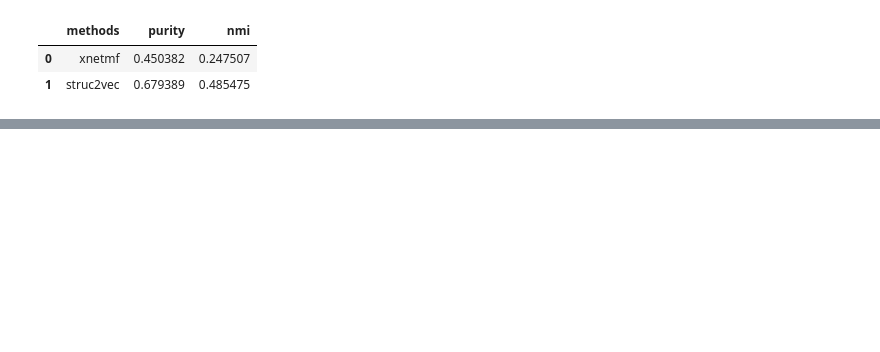
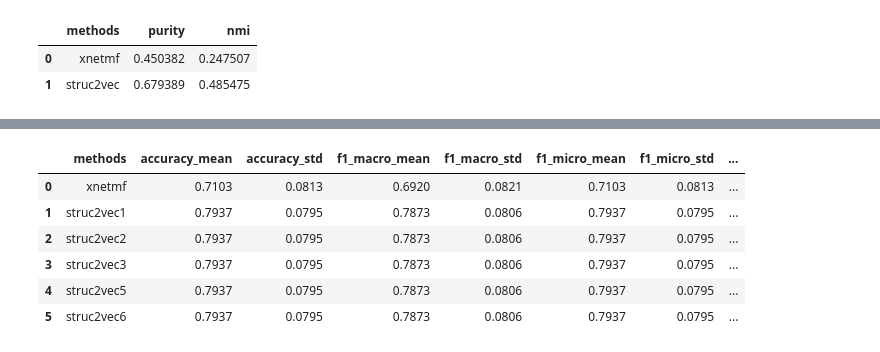
Before and after one commit to GemsLab/StrucEmbedding-GraphLibrary, a Jupyter notebook: test.ipynb, the cells around one changed output, grey strips where cells are left out. Cells and saved outputs as stored; diff of their text form; code cells hidden in the pictures; blank space fills up the shorter version.

```diff
--- a/test.ipynb
+++ b/test.ipynb
@@ -169,0 +181,10 @@ def visualize_bar_plot()
+# %%
+rtn_pd
+# %% [output]
+|  | methods | accuracy_mean | accuracy_std | f1_macro_mean | f1_macro_std | f1_micro_mean | f1_micro_std | ... |
+| 0 | xnetmf | 0.7103 | 0.0813 | 0.6920 | 0.0821 | 0.7103 | 0.0813 | ... |
+| 1 | struc2vec1 | 0.7937 | 0.0795 | 0.7873 | 0.0806 | 0.7937 | 0.0795 | ... |
+| 2 | struc2vec2 | 0.7937 | 0.0795 | 0.7873 | 0.0806 | 0.7937 | 0.0795 | ... |
+| 3 | struc2vec3 | 0.7937 | 0.0795 | 0.7873 | 0.0806 | 0.7937 | 0.0795 | ... |
+| 4 | struc2vec5 | 0.7937 | 0.0795 | 0.7873 | 0.0806 | 0.7937 | 0.0795 | ... |
+| 5 | struc2vec6 | 0.7937 | 0.0795 | 0.7873 | 0.0806 | 0.7937 | 0.0795 | ... |
```
Also changed, not shown: parts of 8 cells of this notebook.
